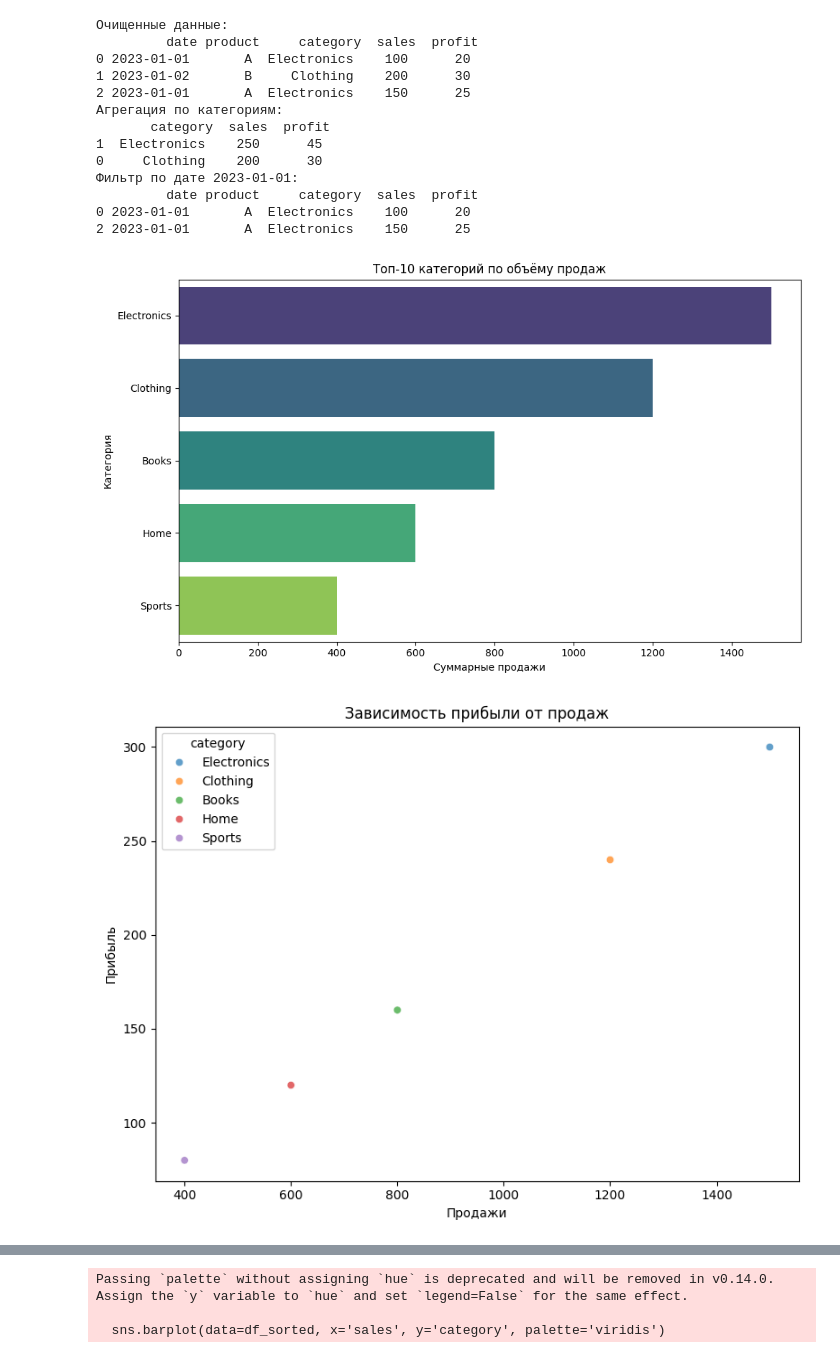
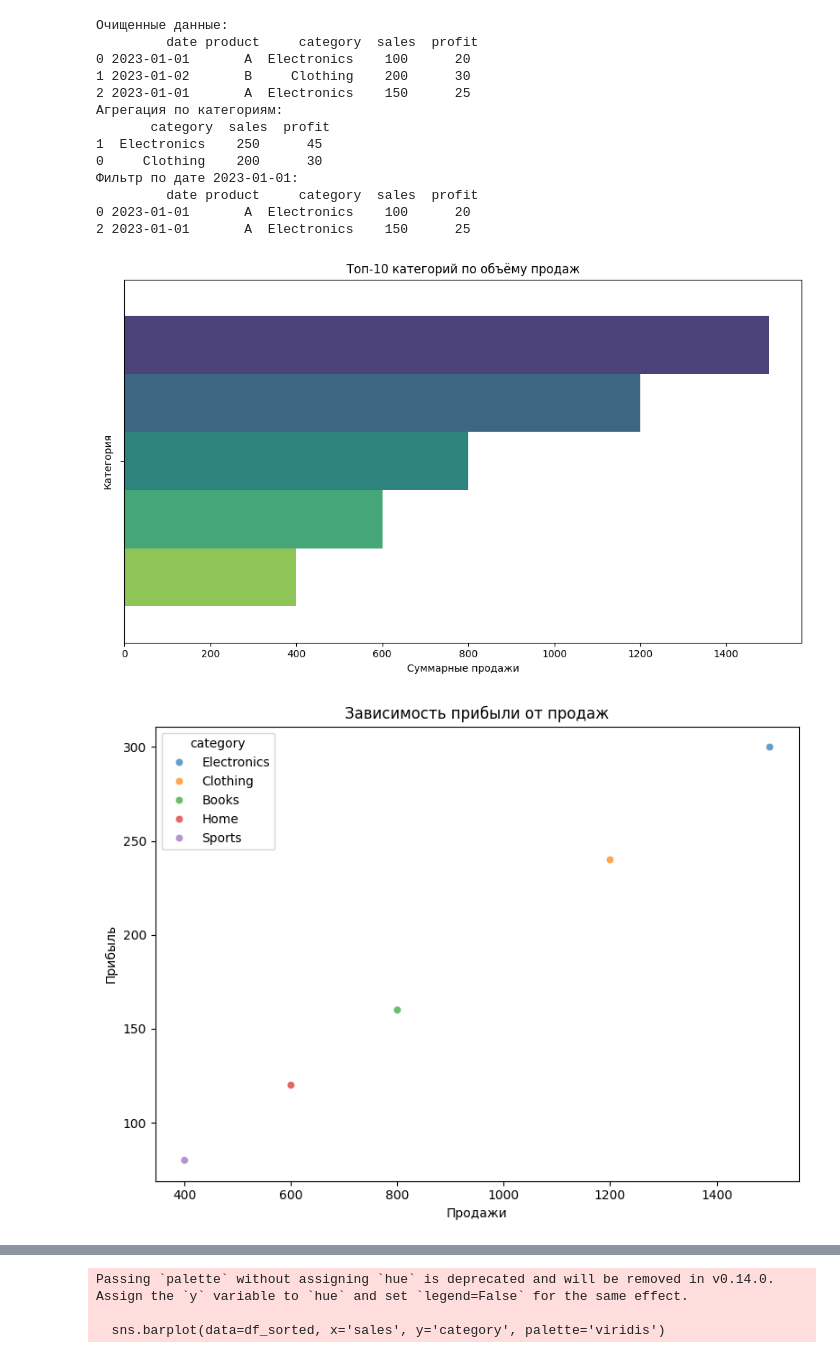
Before and after one commit to zhenyavoronin97-collab/DS, a Jupyter notebook: HW2.ipynb, the cells around one changed output, grey strips where cells are left out. Drawn from its saved outputs; the diff is of its cells as text; code cells hidden in the pictures.

```diff
--- a/HW2.ipynb
+++ b/HW2.ipynb
@@ -150,7 +150,7 @@ def plot_sales_by_category(df: pd.DataFrame, top_n: int = 10) -> None:
     """
     df_sorted = df.sort_values('sales', ascending=False).head(top_n)
     plt.figure(figsize=(10, 6))
-    sns.barplot(data=df_sorted, x='sales', y='category',
+    sns.barplot(data=df_sorted, x='sales',
             hue='category', palette='viridis', legend=False)
     plt.title(f'Топ-{top_n} категорий по объёму продаж')
     plt.xlabel('Суммарные продажи')
@@ -186,34 +186,34 @@ def plot_sales_timeline(df: pd.DataFrame) -> None:
     """
     # Группировка по датам, суммирование продаж
     daily_sales = df.groupby('date')['sales'].sum().reset_index()
     plt.figure(figsize=(12, 5))
     sns.lineplot(data=daily_sales, x='date', y='sales', marker='o')
     plt.title('Динамика продаж по дням')
     plt.xlabel('Дата')
     plt.ylabel('Суммарные продажи')
     plt.xticks(rotation=45)
     plt.tight_layout()
     logging.info("Построен временной ряд продаж")
     plt.show()
 
 
 if __name__ == "__main__":
     # Пример тестирования модуля
     sample_agg = pd.DataFrame({
         'category': ['Electronics', 'Clothing', 'Books', 'Home', 'Sports'],
         'sales': [1500, 1200, 800, 600, 400],
         'profit': [300, 240, 160, 120, 80]
     })
     plot_sales_by_category(sample_agg)
     plot_profit_vs_sales_scatter(sample_agg)
 
     sample_timeline = pd.DataFrame({
         'date': pd.date_range('2023-01-01', periods=10),
         'sales': [100, 150, 130, 170, 160, 200, 210, 190, 180, 220]
     })
     plot_sales_timeline(sample_timeline)
 # %% [output]
-[figure, old version]
+[figure, new version]
 [figure]
 [figure]
 # %%
```
